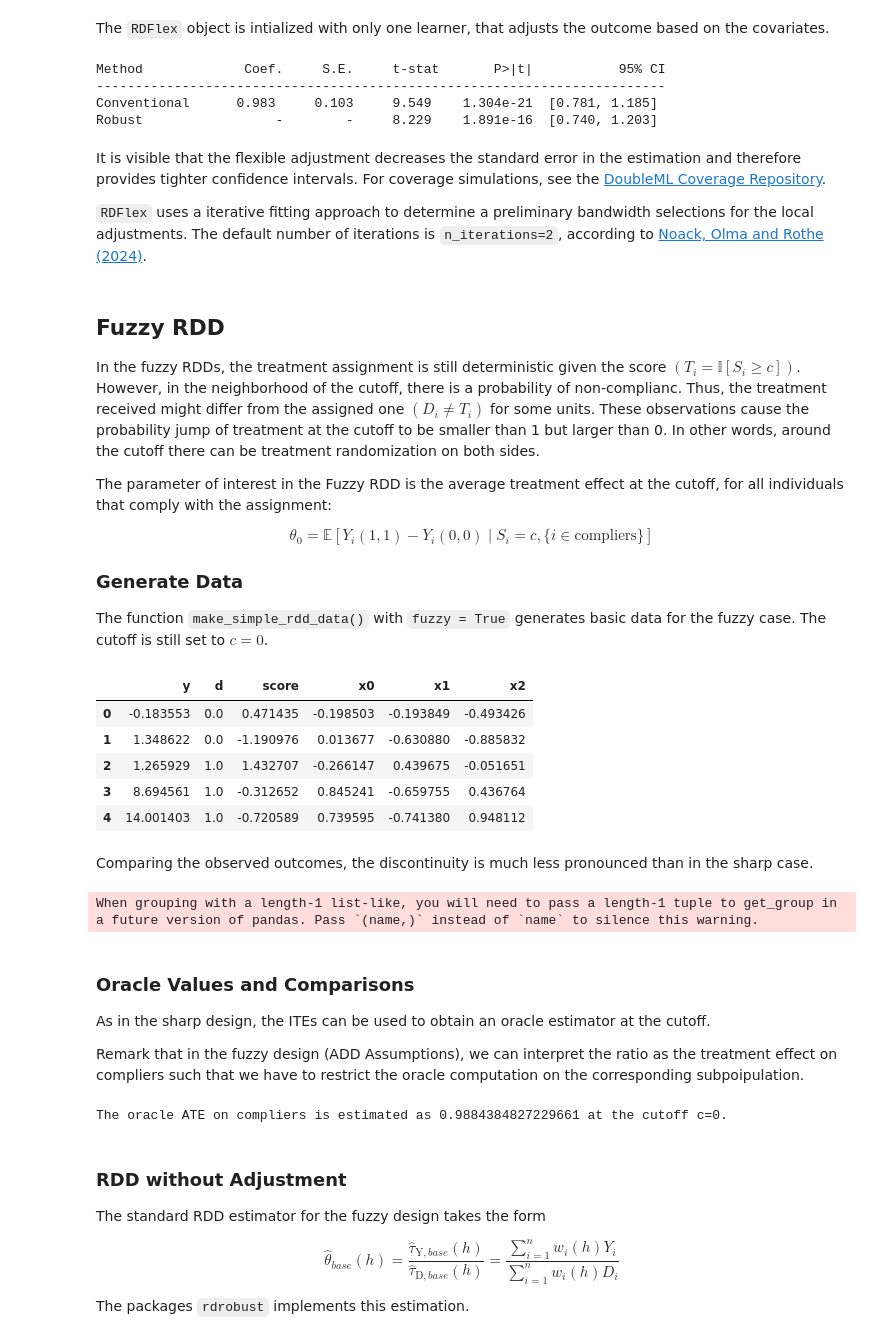
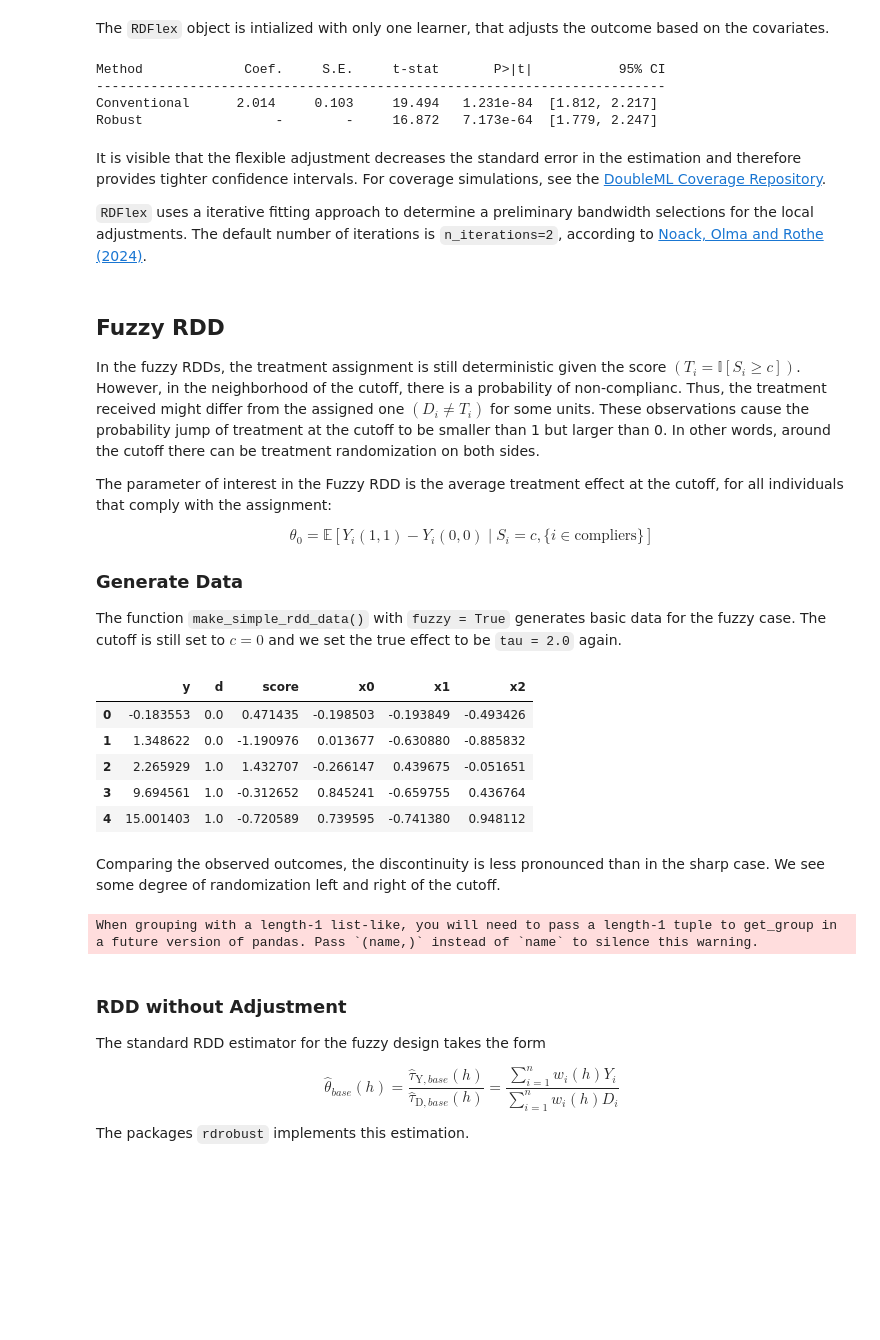
Before and after one commit to DoubleML/doubleml-docs, a Jupyter notebook: doc/examples/py_double_ml_rdflex.ipynb, the cells around one changed output. Saved outputs shown, nothing was run; the diff lists cells and outputs as text; code cells hidden in the pictures; blank space fills up the shorter version.

```diff
--- a/doc/examples/py_double_ml_rdflex.ipynb
+++ b/doc/examples/py_double_ml_rdflex.ipynb
@@ -35,7 +35,8 @@ Without loss of generality, the cutoff is normalized to $c = 0$ for this example
 # %%
 np.random.seed(1234)
 
-data_dict = make_simple_rdd_data(n_obs=1000, fuzzy=False)
+true_tau = 2.0
+data_dict = make_simple_rdd_data(n_obs=1000, fuzzy=False, tau=true_tau)
 
 cov_names = ['x' + str(i) for i in range(data_dict['X'].shape[1])]
 df = pd.DataFrame(
@@ -220,8 +173,8 @@ print(rdflex_sharp)
 # %% [output]
 Method             Coef.     S.E.     t-stat       P>|t|           95% CI
 -------------------------------------------------------------------------
-Conventional      0.983     0.103     9.549    1.304e-21  [0.781, 1.185]
-Robust                 -        -     8.229    1.891e-16  [0.740, 1.203]
+Conventional      2.014     0.103     19.494   1.231e-84  [1.812, 2.217]
+Robust                 -        -     16.872   7.173e-64  [1.779, 2.247]
 # %% [markdown]
 It is visible that the flexible adjustment decreases the standard error in the estimation and therefore provides tighter confidence intervals. For coverage simulations, see the [DoubleML Coverage Repository](https://docs.doubleml.org/doubleml-coverage/dev/rdd/rdd.html).
 
@@ -238,27 +191,27 @@ $$\theta_{0} = \mathbb{E}[Y_i(1, 1)-Y_i(0, 0)\mid S_i = c, \{i\in \text{complier
 
 ### Generate Data
 
-The function ``make_simple_rdd_data()`` with ``fuzzy = True`` generates basic data for the fuzzy case. The cutoff is still set to $c = 0$.
+The function ``make_simple_rdd_data()`` with ``fuzzy = True`` generates basic data for the fuzzy case. The cutoff is still set to $c = 0$ and we set the true effect to be ``tau = 2.0`` again.
 # %%
 np.random.seed(1234)
 
-data_dict = make_simple_rdd_data(n_obs=1000, fuzzy=True)
+data_dict = make_simple_rdd_data(n_obs=1000, fuzzy=True, tau=true_tau)
 
 cov_names = ['x' + str(i) for i in range(data_dict['X'].shape[1])]
 df = pd.DataFrame(
     np.column_stack((data_dict['Y'], data_dict['D'], data_dict['score'], data_dict['X'])),
     columns=['y', 'd', 'score'] + cov_names,
 )
 df.head()
 # %% [output]
 |  | y | d | score | x0 | x1 | x2 |
 | 0 | -0.183553 | 0.0 | 0.471435 | -0.198503 | -0.193849 | -0.493426 |
 | 1 | 1.348622 | 0.0 | -1.190976 | 0.013677 | -0.630880 | -0.885832 |
-| 2 | 1.265929 | 1.0 | 1.432707 | -0.266147 | 0.439675 | -0.051651 |
-| 3 | 8.694561 | 1.0 | -0.312652 | 0.845241 | -0.659755 | 0.436764 |
-| 4 | 14.001403 | 1.0 | -0.720589 | 0.739595 | -0.741380 | 0.948112 |
+| 2 | 2.265929 | 1.0 | 1.432707 | -0.266147 | 0.439675 | -0.051651 |
+| 3 | 9.694561 | 1.0 | -0.312652 | 0.845241 | -0.659755 | 0.436764 |
+| 4 | 15.001403 | 1.0 | -0.720589 | 0.739595 | -0.741380 | 0.948112 |
 # %% [markdown]
-Comparing the observed outcomes, the discontinuity is much less pronounced than in the sharp case.
+Comparing the observed outcomes, the discontinuity is less pronounced than in the sharp case. We see some degree of randomization left and right of the cutoff.
 # %%
 fig = px.scatter(
     x=df['score'],
@@ -279,51 +232,6 @@ fig.update_layout(
 fig.show()
 # %% [output]
 When grouping with a length-1 list-like, you will need to pass a length-1 tuple to get_group in a future version of pandas. Pass `(name,)` instead of `name` to silence this warning.
-# %% [markdown]
-### Oracle Values and Comparisons
-
-As in the sharp design, the ITEs can be used to obtain an oracle estimator at the cutoff.
-
-Remark that in the fuzzy design (ADD Assumptions), we can interpret the ratio as the treatment effect on compliers such that we have to restrict the oracle computation on the corresponding subpoipulation.
-# %%
-complier_mask = ((data_dict["score"] < 0) & (data_dict["D"] == False)) | ((data_dict["score"] > 0) & (data_dict["D"] == True))
-ite = data_dict['oracle_values']['Y1'][complier_mask] - data_dict['oracle_values']['Y0'][complier_mask]
-score = data_dict['score'][complier_mask]
-
-oracle_model = KernelReg(endog=ite, exog=score, reg_type='ll', var_type='c', ckertype='gaussian')
-
-score_grid = np.linspace(-1, 1, 100)
-oracle_effects_fuzzy, _ = oracle_model.fit(score_grid)
-
-scatter = go.Scatter(
-    x=score,
-    y=ite,
-    mode='markers',
-    name='ITE',
-    marker=dict(color='blue')
-)
-line = go.Scatter(
-    x=score_grid,
-    y=oracle_effects_fuzzy,
-    mode='lines',
-    name='Average Effect Estimate',
-    line=dict(color='red')
-)
-
-
-fig = go.Figure(data=[scatter, line])
-fig.update_layout(
-    title='Locally Linear Kernel Regression of ITE on Score',
-    xaxis_title='Score',
-    yaxis_title='Effect',
-    legend=dict(x=0.8, y=0.2)
-)
-
-print(f"The oracle ATE on compliers is estimated as {oracle_model.fit([0])[0][0]} at the cutoff c={0}.")
-
-fig.show()
-# %% [output]
-The oracle ATE on compliers is estimated as 0.9884384827229661 at the cutoff c=0.
 # %% [markdown]
 ### RDD without Adjustment
 
```
Also changed, not shown: parts of 15 cells of this notebook.
